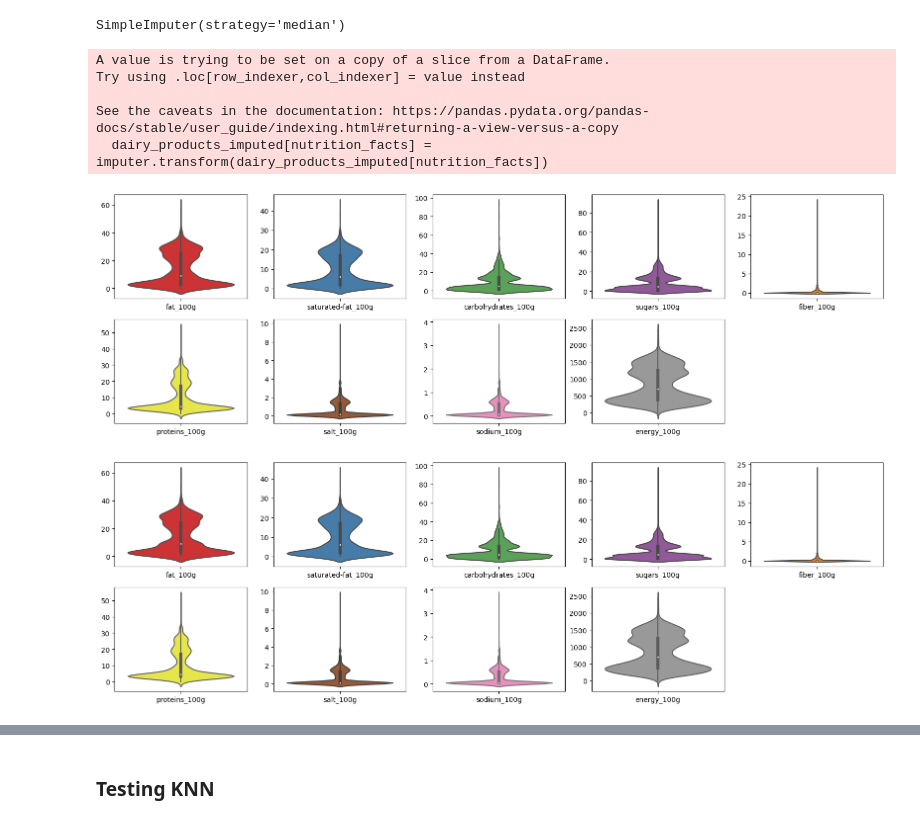
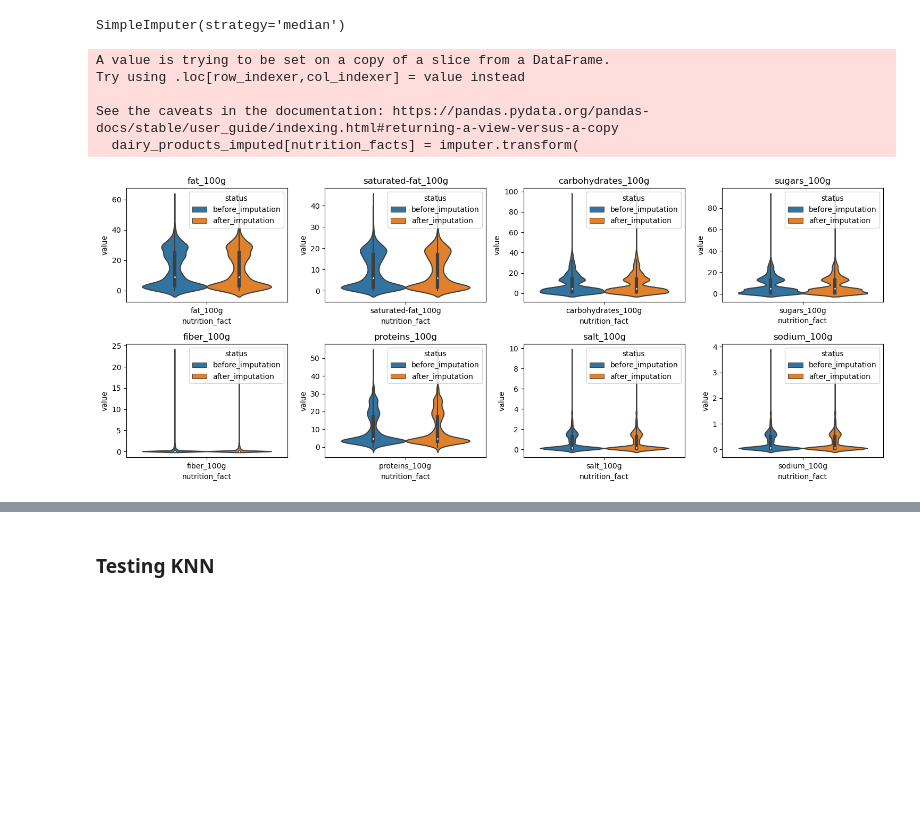
Before and after one commit to Dzov/DSP3, a Jupyter notebook: Haladjian_Amelie-Dzovinar_1_notebook_072023.ipynb, the cells around one changed output, grey strips where cells are left out. Cells and saved outputs as stored; diff of their text form; code cells hidden in the pictures; blank space fills up the shorter version.

Commit message:
feat(missing values): update graphs, clean code

```diff
--- a/Haladjian_Amelie-Dzovinar_1_notebook_072023.ipynb
+++ b/Haladjian_Amelie-Dzovinar_1_notebook_072023.ipynb
@@ -900,0 +870,27 @@ plot_nutri_violin(iterative_imputer_data)
+# %%
+def imputation_comparison(before, after):
+    df = pd.concat(
+        [
+            before.assign(status="before_imputation"),
+            after.assign(status="after_imputation"),
+        ],
+        axis=0,
+    )
+
+    plt.figure(figsize=(15, 6))
+    for i, feature in enumerate(nutrition_facts):
+        ax = plt.subplot(2, 4, i + 1)
+        melted_df = pd.melt(
+            df, id_vars=["status"], value_vars=[feature], var_name="nutrition_fact"
+        )
+        sns.kdeplot(
+            data=melted_df,
+            x="value",
+            hue="status",
+            fill=True,
+            alpha=0.5,
+            linewidth=0,
+        )
+        ax.set_title(feature)
+    plt.tight_layout()
+    plt.show()
@@ -922,17 +917,15 @@ plt.show()
 # %%
 dairy_products_imputed[nutrition_facts] = imputer.transform(
     dairy_products_imputed[nutrition_facts]
 )
 
-plot_nutri_violin(get_pnns_groups("dairy_products"))
-plot_nutri_violin(dairy_products_imputed)
+imputation_comparison(get_pnns_groups("dairy_products"), dairy_products_imputed)
 # %% [output]
 A value is trying to be set on a copy of a slice from a DataFrame.
 Try using .loc[row_indexer,col_indexer] = value instead
 
 See the caveats in the documentation: https://pandas.pydata.org/pandas-docs/stable/user_guide/indexing.html#returning-a-view-versus-a-copy
-  dairy_products_imputed[nutrition_facts] = imputer.transform(dairy_products_imputed[nutrition_facts])
+  dairy_products_imputed[nutrition_facts] = imputer.transform(
-[figure, old version]
+[figure, new version]
-[figure, removed]
 # %%
 median_imputed_data = products.copy()
```
Also changed, not shown: parts of 23 cells of this notebook.
